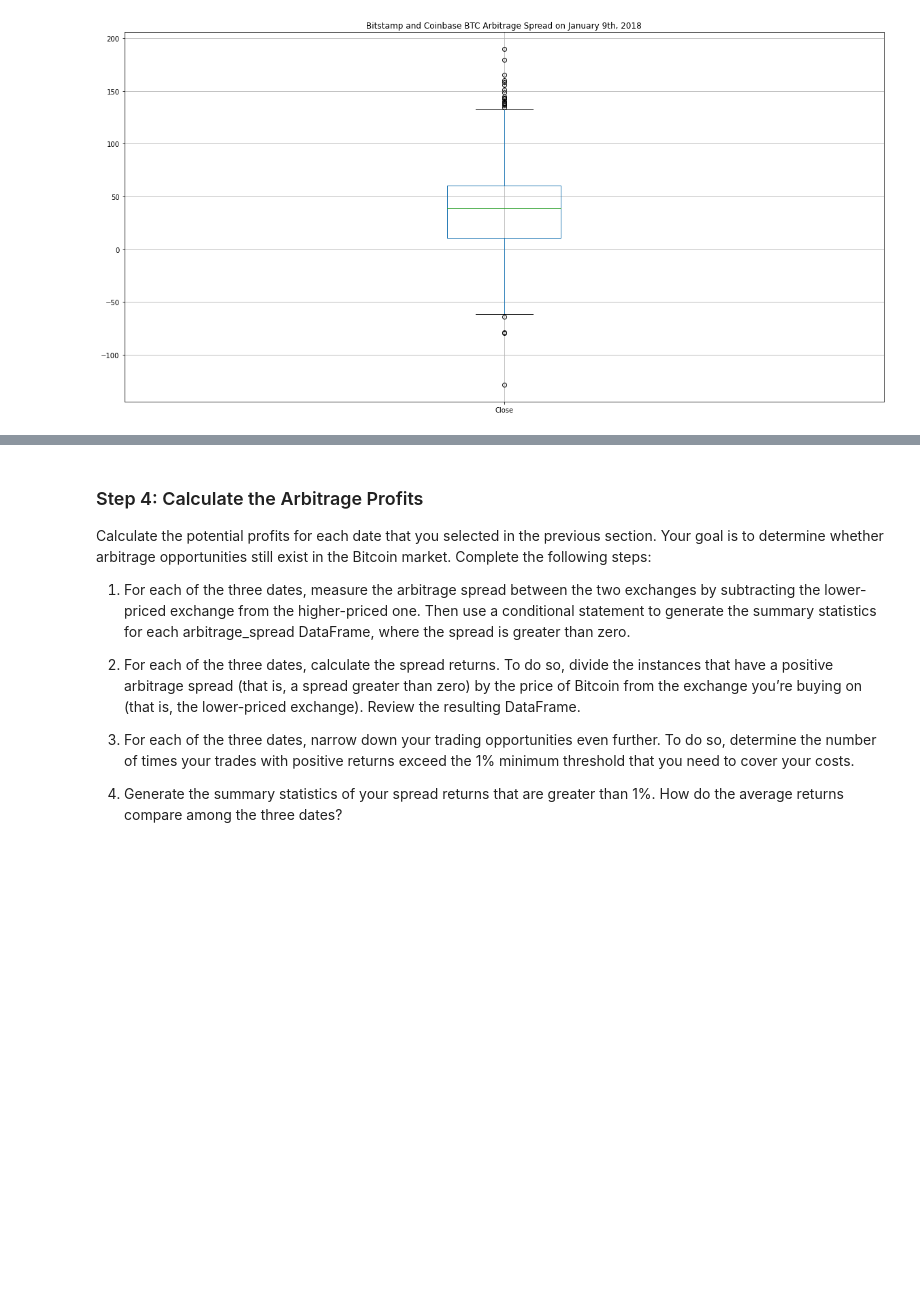
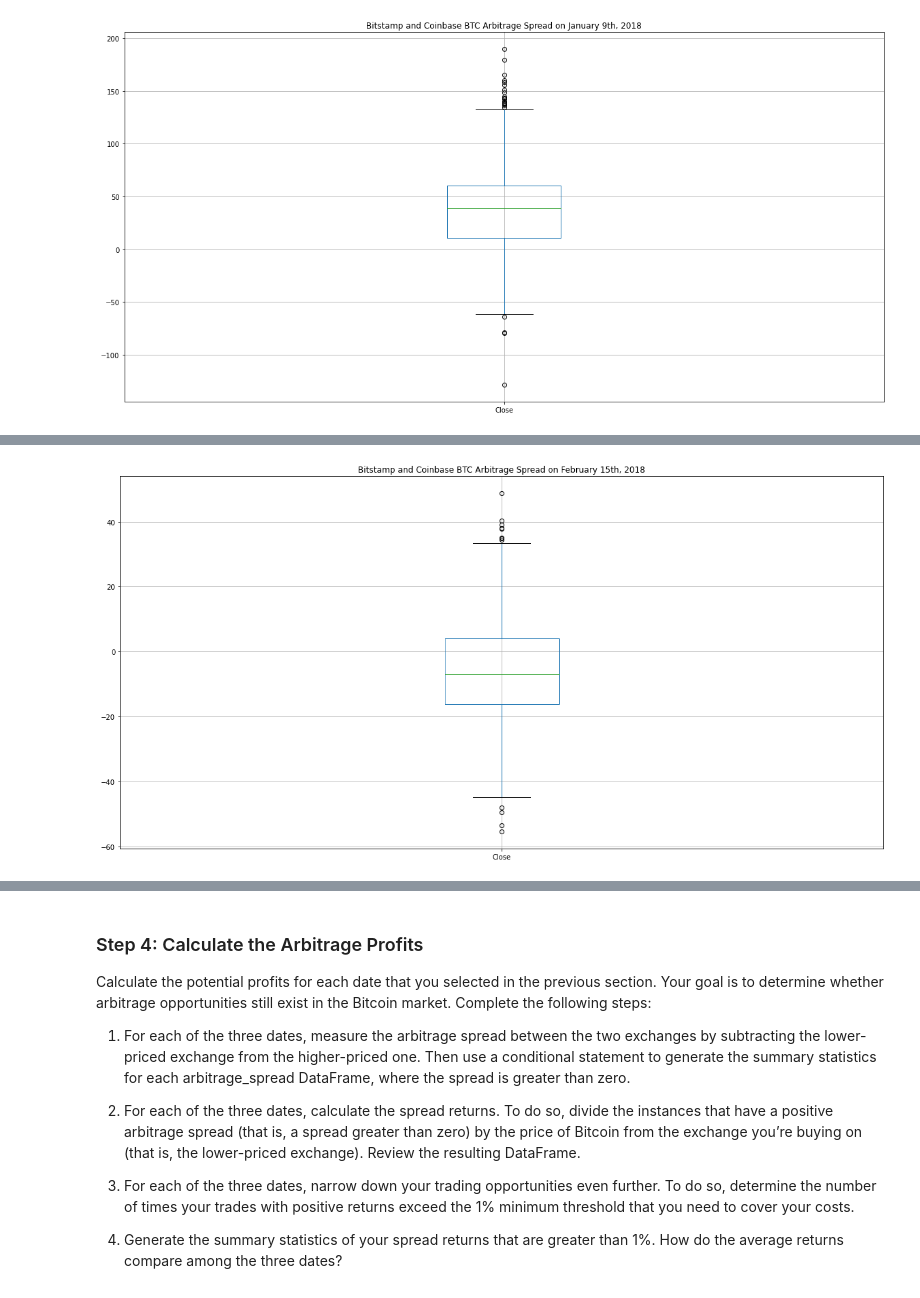
Before and after one commit to oneor11/fintech-arbitrage-analyzer, a Jupyter notebook: crypto_arbitrage.ipynb, the cells around one changed output, grey strips where cells are left out. Saved outputs shown, nothing was run; the diff lists cells and outputs as text; code cells hidden in the pictures; blank space fills up the shorter version.

```diff
--- a/crypto_arbitrage.ipynb
+++ b/crypto_arbitrage.ipynb
@@ -605,8 +634,9 @@ plt.show()
 # %%
 # Using the date in the middle that you have selected, calculate the arbitrage spread
 # by subtracting the bitstamp lower closing prices from the coinbase higher closing prices
-arbitrage_spread_middle = # YOUR CODE HERE
+arbitrage_spread_middle_df = coinbase_sliced_df.loc['2018-02-15'] - bitstamp_sliced_df.loc['2018-02-15']
 
 # Generate summary statistics
 # YOUR CODE HERE
+arbitrage_spread_middle_df.describe()
 # %% [output]
@@ -614,3 +652,13 @@ SyntaxError: invalid syntax (<ipython-input-32-90e5228fd508>, line 3)
 # %%
 # Visualize the arbitrage spread from the middle of the dataset in a box plot
 # YOUR CODE HERE
+arbitrage_spread_plot = arbitrage_spread_middle_df.plot(
+                            title='Bitstamp and Coinbase BTC Arbitrage Spread on February 15th, 2018',
+                            kind='box',
+                            figsize = (20,10))
+
+arbitrage_spread_plot.grid()
+
+plt.show()
+# %% [output]
+[figure, added]
```
Also changed, not shown: parts of 64 cells of this notebook.
